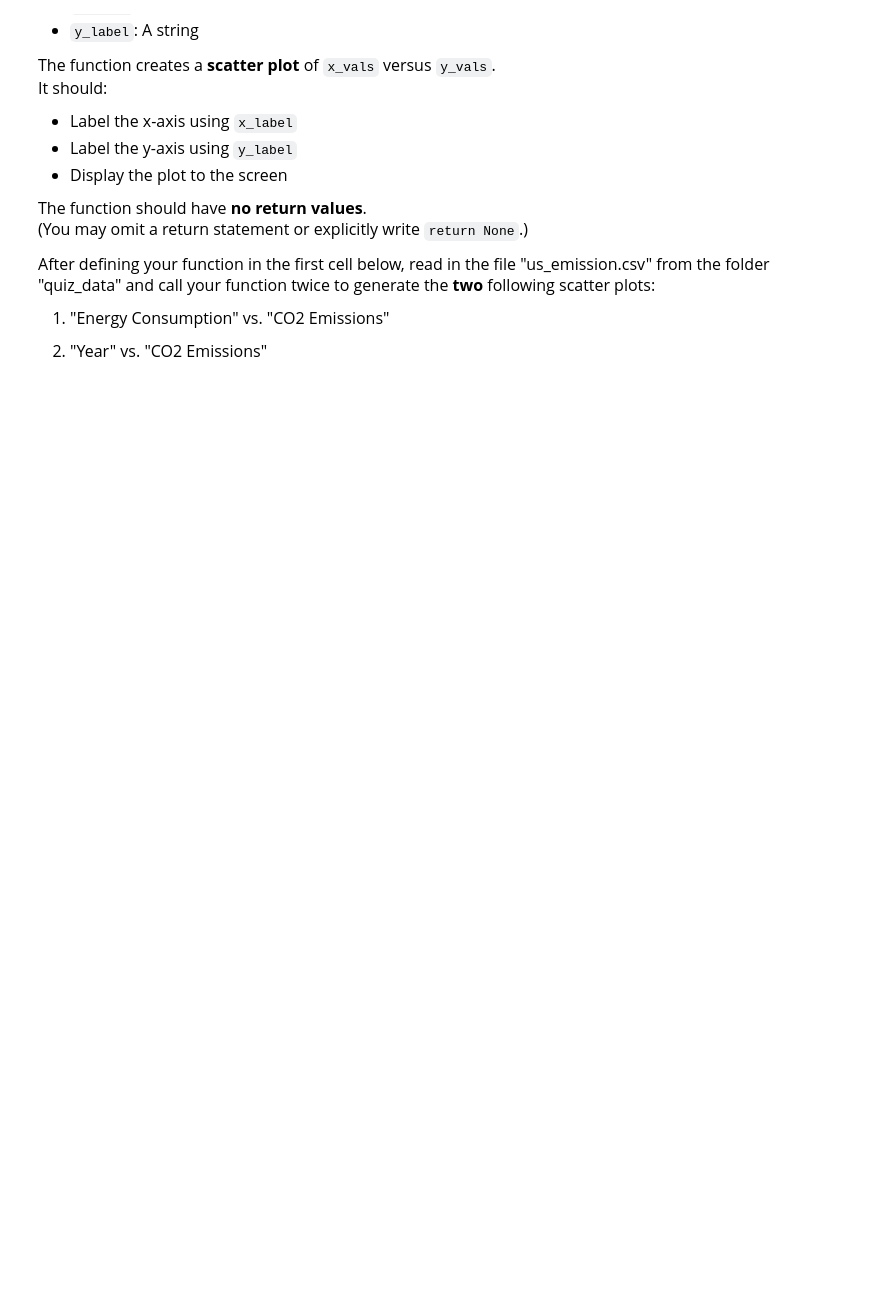
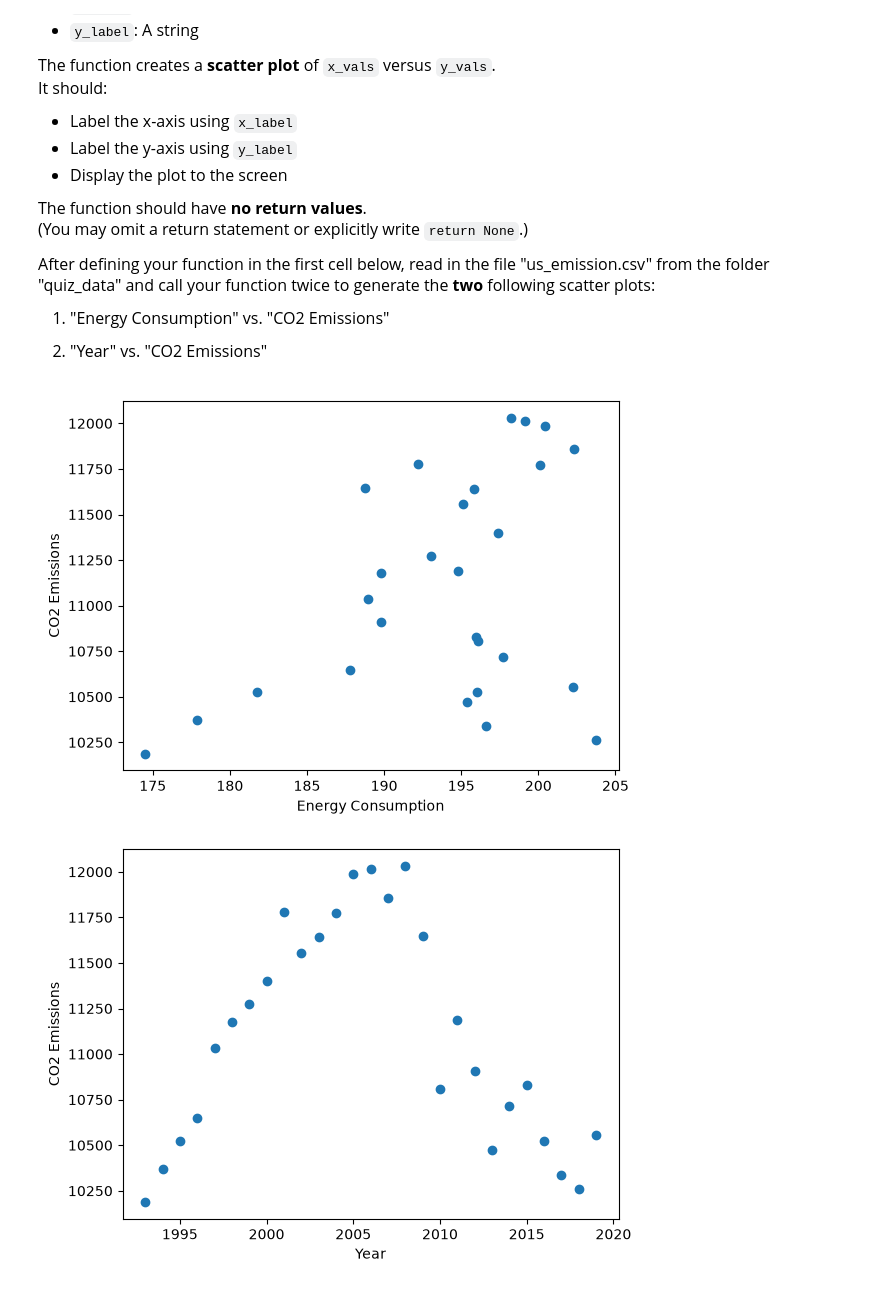
Before and after one commit to rwang0127/datasci151fall2026, a Jupyter notebook: _quizzes/practice_quiz_3/practice_quiz_3.ipynb, the cells around one changed output. Cells and saved outputs as stored; diff of their text form; code cells hidden in the pictures; blank space fills up the shorter version.

Commit message:
Study for Quiz

```diff
--- a/_quizzes/practice_quiz_3/practice_quiz_3.ipynb
+++ b/_quizzes/practice_quiz_3/practice_quiz_3.ipynb
@@ -187,7 +268,21 @@ After defining your function in the first cell below, read in the file "us_emiss
 import matplotlib.pyplot as plt
 
 # Your function here
+def plotter(x_vals, y_vals, x_label, y_label):
+    plt.scatter(x_vals, y_vals)
+    plt.xlabel(x_label)
+    plt.ylabel(y_label)
+    plt.show()
+    return None
 # %%
 import pandas as pd
 
 # read in the us_emission.csv dataset, and call your function twice to generate two scatter plots
+df = pd.read_csv('quiz_data/us_emission.csv')
+
+plotter(df.Energy_consumption, df.CO2_emission, "Energy Consumption", "CO2 Emissions")
+
+plotter(df.Year, df.CO2_emission, "Year", "CO2 Emissions")
+# %% [output]
+[figure, added]
+[figure, added]
```
Also changed, not shown: parts of 6 cells of this notebook, 2 other files.
